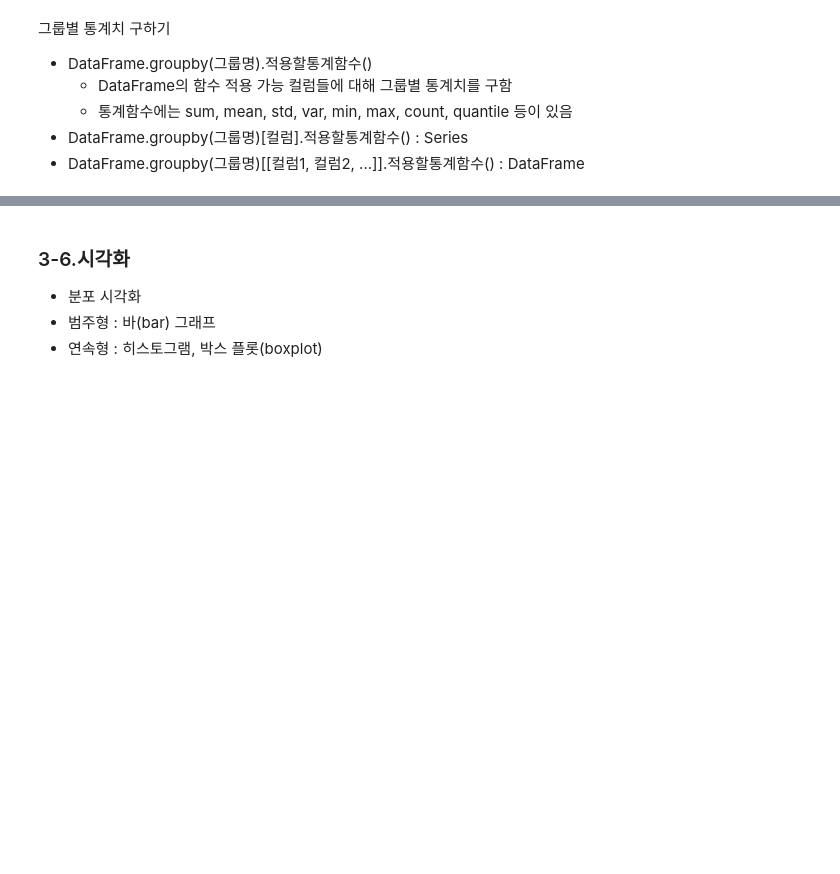
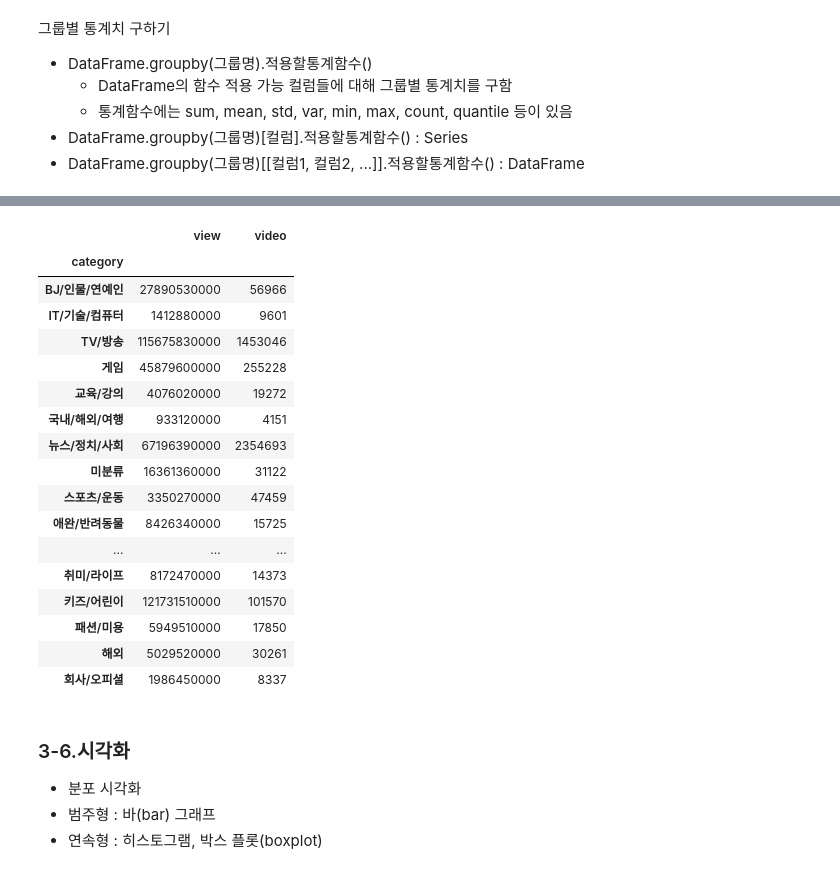
Before and after one commit to localtic/bigdata, a Jupyter notebook: [pandas_01]_youtube_LAB.ipynb, the cells around one changed output, grey strips where cells are left out. Cells and saved outputs as stored; diff of their text form; code cells hidden in the pictures; blank space fills up the shorter version.

```diff
--- a/[pandas_01]_youtube_LAB.ipynb
+++ b/[pandas_01]_youtube_LAB.ipynb
@@ -922,5 +1054,25 @@ pd.options.display.float_format = '{:,.2f}'.format
 # %%
 # [1-55] category 별 view, video에 대한 합계를 구합니다.
+df.groupby('category')[['view', 'video']].sum()
+# %% [output]
+|  | view | video |
+| category |  |  |
+| BJ/인물/연예인 | 27890530000 | 56966 |
+| IT/기술/컴퓨터 | 1412880000 | 9601 |
+| TV/방송 | 115675830000 | 1453046 |
+| 게임 | 45879600000 | 255228 |
+| 교육/강의 | 4076020000 | 19272 |
+| 국내/해외/여행 | 933120000 | 4151 |
+| 뉴스/정치/사회 | 67196390000 | 2354693 |
+| 미분류 | 16361360000 | 31122 |
+| 스포츠/운동 | 3350270000 | 47459 |
+| 애완/반려동물 | 8426340000 | 15725 |
+| ... | ... | ... |
+| 취미/라이프 | 8172470000 | 14373 |
+| 키즈/어린이 | 121731510000 | 101570 |
+| 패션/미용 | 5949510000 | 17850 |
+| 해외 | 5029520000 | 30261 |
+| 회사/오피셜 | 1986450000 | 8337 |
 # %% [markdown]
 ### 3-6.시각화
 - 분포 시각화
```
Also changed, not shown: parts of 21 cells of this notebook.
